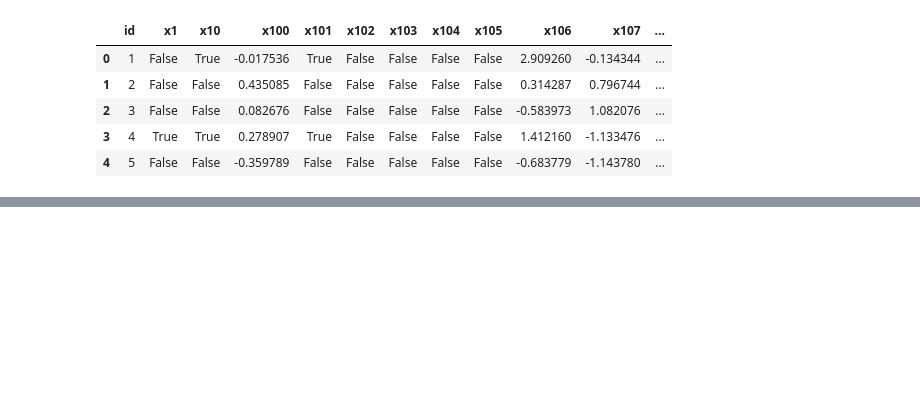
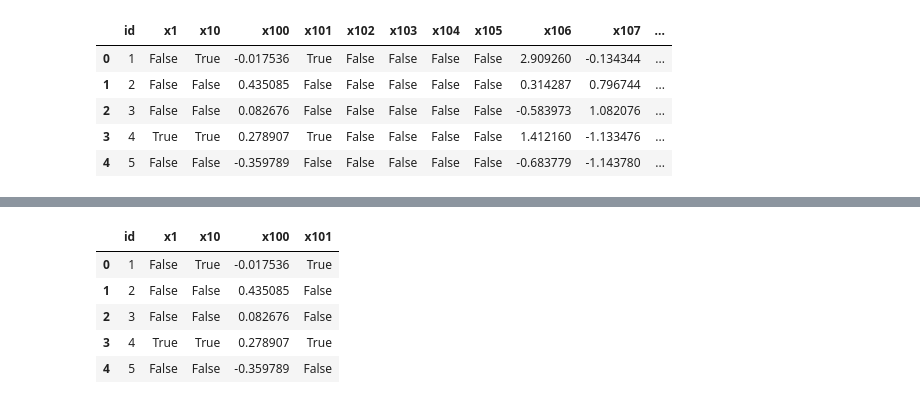
Before and after one commit to felipe-dossantos-dev/mlnd-capstone-tradeshift, a Jupyter notebook: notebooks/capstone-report.ipynb, the cells around one changed output, grey strips where cells are left out. Cells and saved outputs as stored; diff of their text form; code cells hidden in the pictures; blank space fills up the shorter version.

```diff
--- a/notebooks/capstone-report.ipynb
+++ b/notebooks/capstone-report.ipynb
@@ -892,0 +880,7 @@ train_features.head()
+# %%
+train_wh_pca_path = "../working/9_train_wh_pca.pkl"
+numerical_train_features = pd.read_pickle(train_wh_pca_path)
+# %%
+train_only_content_encoding = "../working/4_train_only_content_encoding.pkl"
+content_train_features = pd.read_pickle(train_only_content_encoding)
+content_train_features.rename(columns={'id': 'id_content'}, inplace=True)
@@ -892,0 +895,2 @@ train_features.head()
+# %%
+train_features = numerical_train_features.merge(content_train_features, left_index=True, right_index=True )
@@ -892,0 +907,9 @@ train_features.head()
+# %%
+train_features.iloc[0:5, 0:5]
+# %% [output]
+|  | id | x1 | x10 | x100 | x101 |
+| 0 | 1 | False | True | -0.017536 | True |
+| 1 | 2 | False | False | 0.435085 | False |
+| 2 | 3 | False | False | 0.082676 | False |
+| 3 | 4 | True | True | 0.278907 | True |
+| 4 | 5 | False | False | -0.359789 | False |
```
Also changed, not shown: parts of 12 cells of this notebook, 1 other file.
